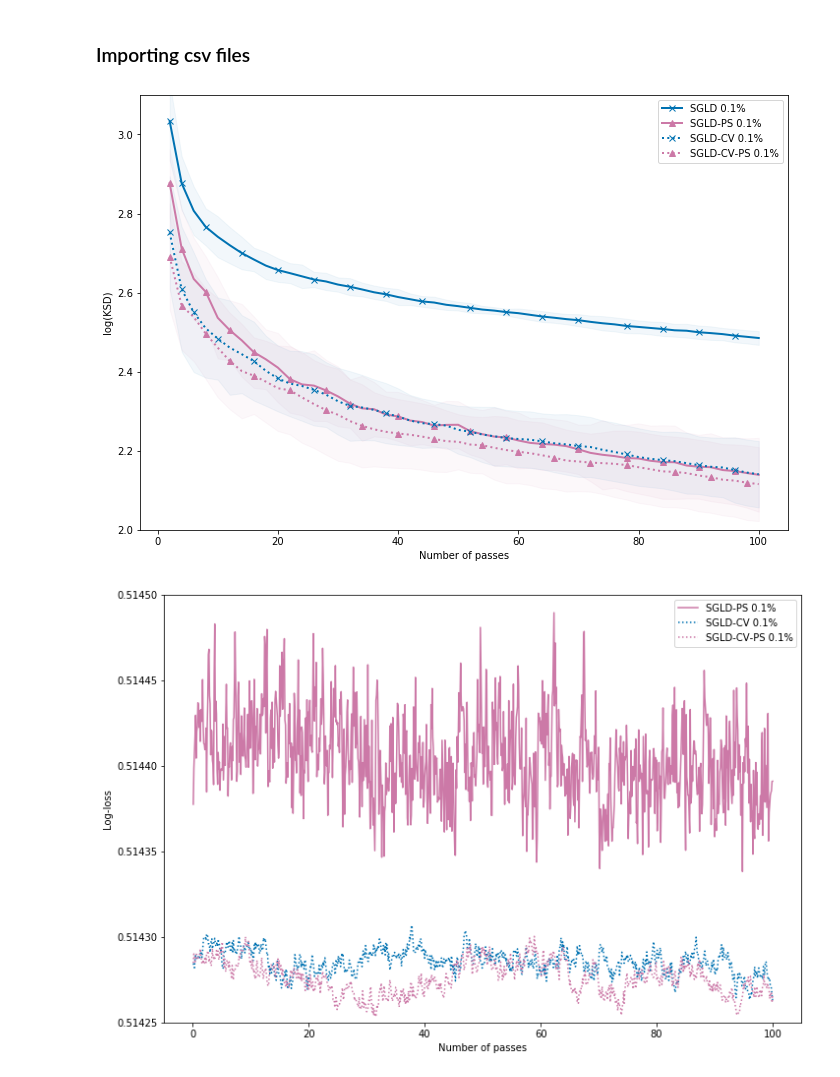
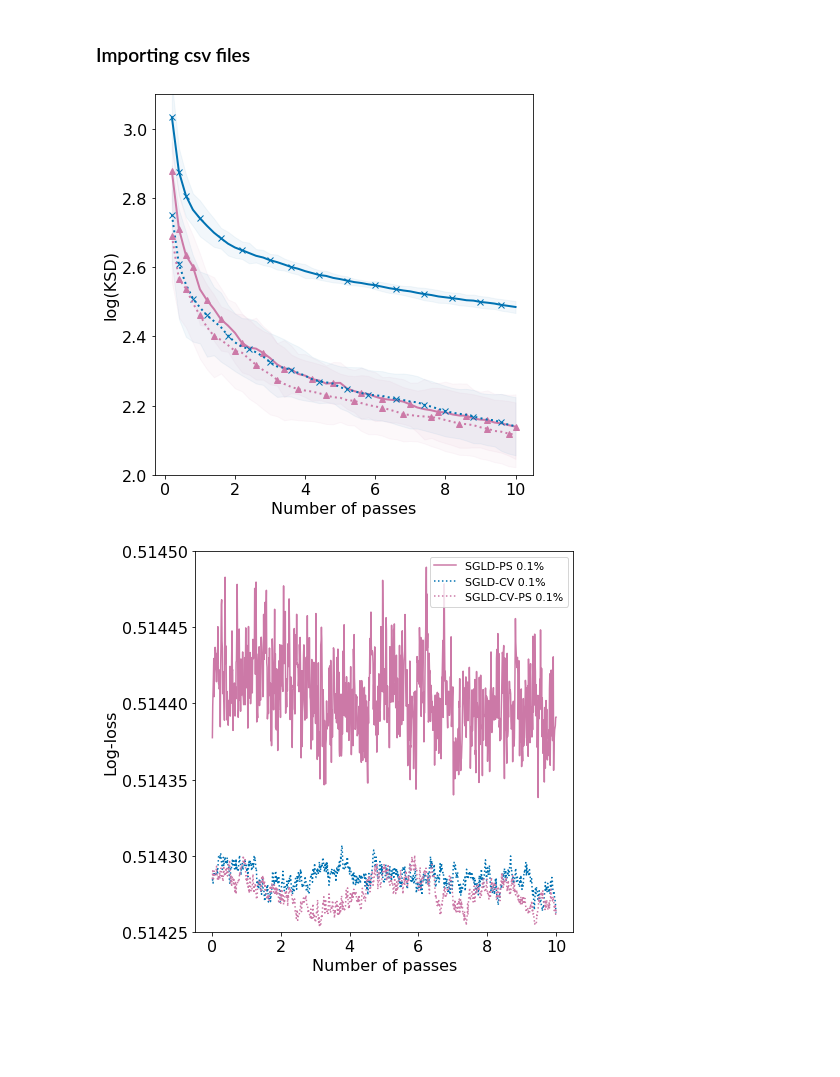
Before and after one commit to srshtiputcha/sgmcmc_preferential_subsampling, a Jupyter notebook: experiments/03b_lrb_covtype_sgldcv/lrb_covtype_plotting.ipynb, the cells around one changed output. Drawn from its saved outputs; the diff is of its cells as text; code cells hidden in the pictures; blank space fills up the shorter version.

```diff
--- a/experiments/03b_lrb_covtype_sgldcv/lrb_covtype_plotting.ipynb
+++ b/experiments/03b_lrb_covtype_sgldcv/lrb_covtype_plotting.ipynb
@@ -14,6 +14,15 @@ import seaborn as sns
 # plt.style.use('tableau-colorblind10')
 plt.style.use('seaborn-colorblind')
 colors = plt.rcParams["axes.prop_cycle"].by_key()["color"]
+
+# Set the default text font size
+plt.rc('font', size=16)# Set the axes title font size
+plt.rc('axes', titlesize=16)# Set the axes labels font size
+plt.rc('axes', labelsize=16)# Set the font size for x tick labels
+plt.rc('xtick', labelsize=16)# Set the font size for y tick labels
+plt.rc('ytick', labelsize=16)# Set the legend font size
+plt.rc('legend', fontsize=11)# Set the font size of the figure title
+plt.rc('figure', titlesize=20)
 # %% [markdown]
 ### Importing csv files
 # %%
@@ -40,38 +49,38 @@ col_idx = [0, 3]*2
 
 sgld_batches = 0.01
 samples_csv = dict()
 Niter = 10**4
 idx_sgld =np.arange(10000, 0, -np.int64(2/sgld_batches))[::-1]-1
 
-fig, ax = plt.subplots(figsize=(12,8))
+fig, ax = plt.subplots(figsize=(7,7))
 plt.gcf().subplots_adjust(left=0.15)
 
 
 for i in range(0,4):
     plot_data = []
     method = plot_methods[i]
-    plot_data.append((idx_sgld+1)*0.01)
+    plot_data.append((idx_sgld+1)*0.001)
     smooth_path    = ksd[method].mean(axis=1)
     plot_data.append(smooth_path)
     path_deviation = 2*ksd[method].std(axis=1)
     under_line     = (smooth_path-path_deviation)
     plot_data.append(under_line)
     over_line      = (smooth_path+path_deviation)
     plot_data.append(over_line)
     dat = np.array(pd.DataFrame(plot_data).T)
     ax.plot(dat[:,0], dat[:, 1], linestyle = lines[i], label=labs[i], c = colors[col_idx[i]], marker=markers[i], markevery=0.05, linewidth=2)
     ax.fill_between(dat[:,0], dat[:, 2], dat[:, 3], color = colors[col_idx[i]],alpha=.05)
 
 # plt.yscale("log")
 #plt.xscale("log")
 plt.xlabel("Number of passes")
 plt.ylabel("log(KSD)")
 plt.ylim(2.0,3.1)
-plt.legend()
-plt.savefig("./fig/lrb_ksd.pdf")
+# plt.legend()
+plt.savefig("./fig/lrb_ksd_sgldcv.pdf")
 plt.show()
 # %% [output]
-[figure, old version]
+[figure, new version]
 # %%
 plot_methods = ["sgld", "sgldps", "sgldcv", "sgldcvps"]
 labs = ["SGLD 0.1%", "SGLD-PS 0.1%", "SGLD-CV 0.1%", "SGLD-CV-PS 0.1%"]
@@ -79,14 +88,14 @@ lines = ["-","-", "dotted", "dotted"]
 markers = ["x", "^"]*2
 col_idx = [0, 3]*2
 
-fig, ax = plt.subplots(figsize=(12,8))
+fig, ax = plt.subplots(figsize=(7,7))
 plt.gcf().subplots_adjust(left=0.15)
 idx_ll=np.arange(Niter, 0, -10)[::-1]-1
 
 for i in range(1,4):
     plot_data = []
     method = plot_methods[i]
-    plot_data.append((idx_ll+1)*0.01)
+    plot_data.append((idx_ll+1)*0.001)
     smooth_path    = ll[method].mean(axis=1)
     plot_data.append(smooth_path)
     dat = np.array(pd.DataFrame(plot_data).T)
@@ -96,7 +105,7 @@ plt.xlabel("Number of passes")
 plt.ylabel("Log-loss")
 plt.ylim(0.51425,0.5145)
 plt.legend()
-plt.savefig("./fig/lrb_ll.pdf")
+plt.savefig("./fig/lrb_ll_sgldcv.pdf")
 plt.show()
 # %% [output]
-[figure, old version]
+[figure, new version]
```
Also changed, not shown: 32 other files.
